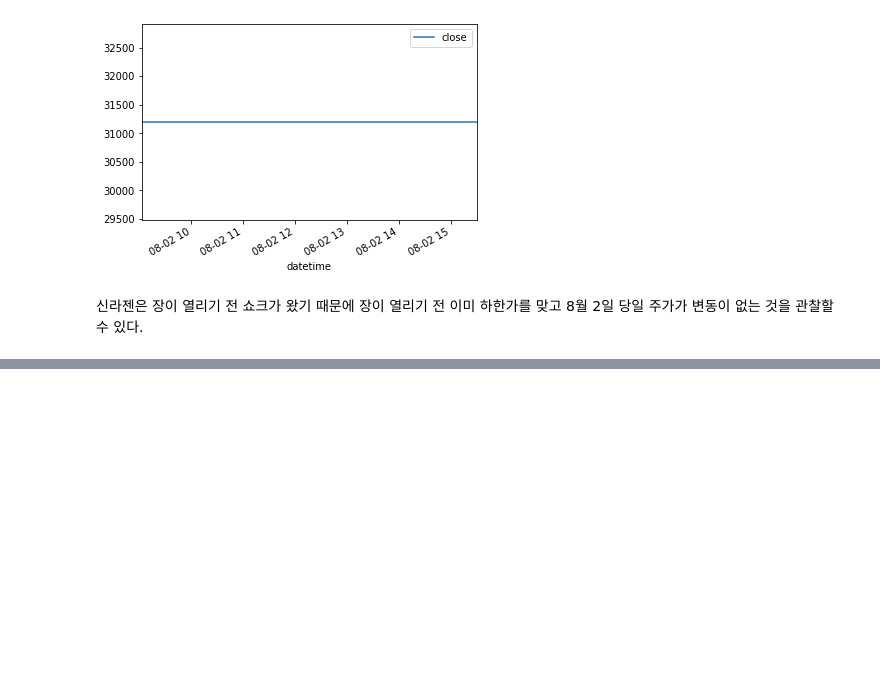
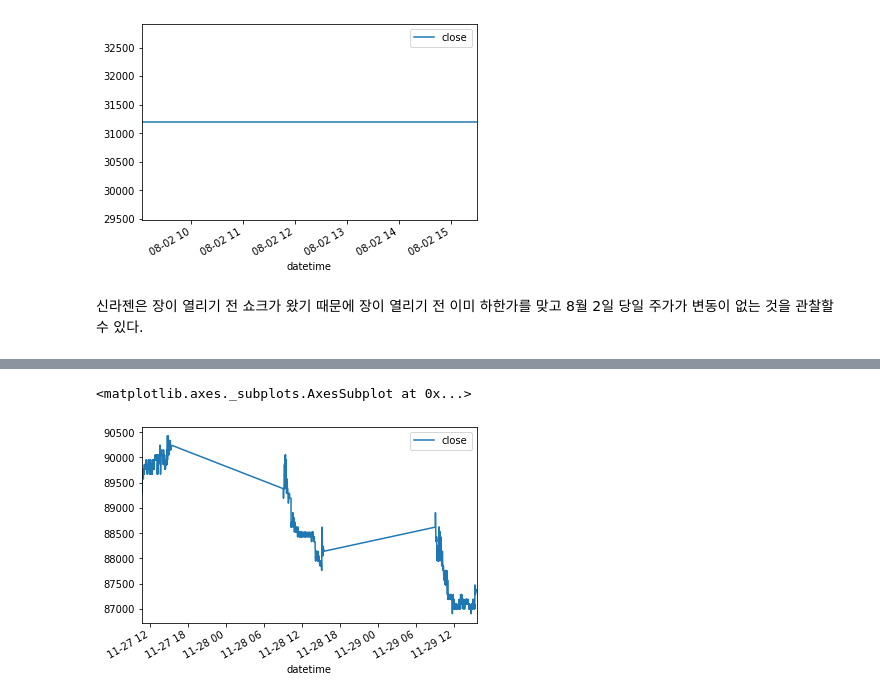
Before and after one commit to jaepil-choi/python_algotrading, a Jupyter notebook: 32-bit-jupyter_notes/event_study_-_effect_of_clinical_trials.ipynb, the cells around one changed output, grey strips where cells are left out. Saved outputs shown, nothing was run; the diff lists cells and outputs as text; code cells hidden in the pictures; blank space fills up the shorter version.

```diff
--- a/32-bit-jupyter_notes/event_study_-_effect_of_clinical_trials.ipynb
+++ b/32-bit-jupyter_notes/event_study_-_effect_of_clinical_trials.ipynb
@@ -435,0 +499,27 @@ sillajen_0802.plot(y='close')
+# %%
+ckdpharm_m = []
+
+for i in range(data_count):
+    date = instStockChart.GetDataValue(0, i)
+    time = instStockChart.GetDataValue(1, i)
+    open_price = instStockChart.GetDataValue(2, i)
+    high_price = instStockChart.GetDataValue(3, i)
+    low_price = instStockChart.GetDataValue(4, i)
+    close_price = instStockChart.GetDataValue(5, i)
+    volume = instStockChart.GetDataValue(6, i)
+
+    row_dic = {}
+    row_dic['date'] = date
+    row_dic['time'] = time
+    row_dic['open'] = open_price
+    row_dic['high'] = high_price
+    row_dic['low'] = low_price
+    row_dic['close'] = close_price
+    row_dic['volume'] = volume
+
+    ckdpharm_m.append(row_dic)
+# %%
+# TODO: 변수 네이밍 바꿔주자 _df 붙일 대상 정하고 time series와 아닌것 구분
+
+ckdpharm_ts_m_df = pd.DataFrame(ckdpharm_m)
+ckdpharm_ts_m_df.head()
@@ -435,0 +533,4 @@ sillajen_0802.plot(y='close')
+# %%
+ckdpharm_ts_m_df.date = pd.to_datetime(ckdpharm_ts_m_df.date, format='%Y%m%d')
+ckdpharm_ts_m_df.time = pd.to_datetime(ckdpharm_ts_m_df.time, format='%H%M').dt.time
+ckdpharm_ts_m_df.head()
@@ -435,0 +546,5 @@ sillajen_0802.plot(y='close')
+# %%
+ckdpharm_ts_m_df['datetime'] = pd.to_datetime(ckdpharm_ts_m_df.date.astype(str) + ' ' + ckdpharm_ts_m_df.time.astype(str))
+ckdpharm_ts_m_df = ckdpharm_ts_m_df.drop(['date', 'time'], axis=1)
+ckdpharm_ts_m_df = ckdpharm_ts_m_df.set_index('datetime')
+ckdpharm_ts_m_df.head()
@@ -435,0 +559,5 @@ sillajen_0802.plot(y='close')
+# %%
+ckdpharm_ts_m_df.plot(y='close')
+# %% [output]
+<matplotlib.axes._subplots.AxesSubplot at 0x...>
+[figure, added]
```
Also changed, not shown: parts of 13 cells of this notebook.
